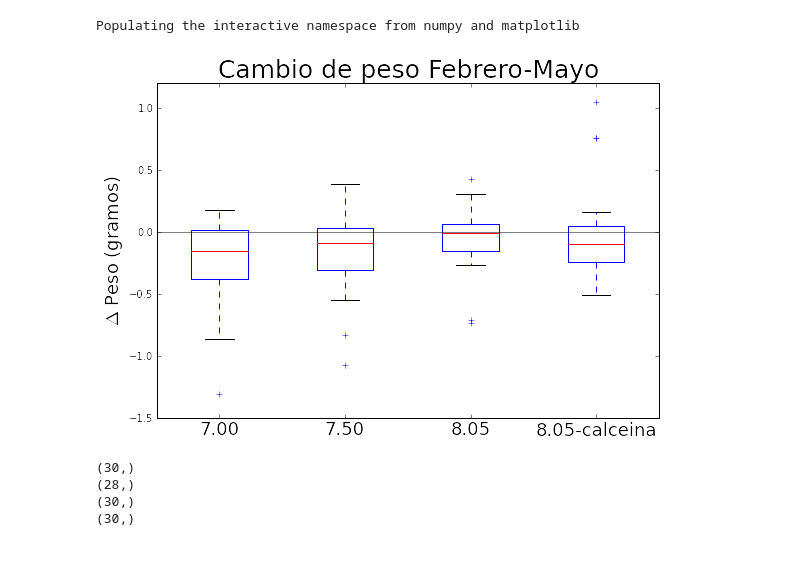
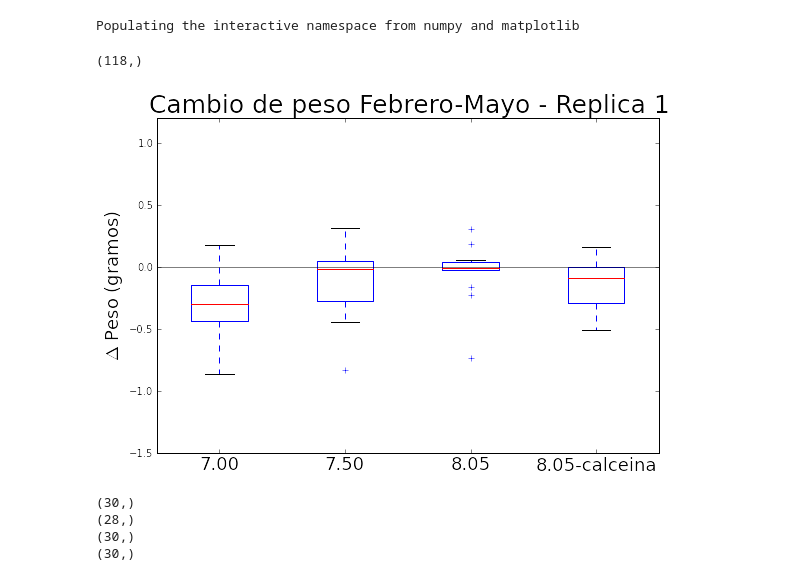
Before and after one commit to flgomezc/Escleritos, a Jupyter notebook: analisis_2015-1/Delta_pesos.ipynb, the cells around one changed output. Drawn from its saved outputs; the diff is of its cells as text; code cells hidden in the pictures.

Commit message:
Replicas

```diff
--- a/analisis_2015-1/Delta_pesos.ipynb
+++ b/analisis_2015-1/Delta_pesos.ipynb
@@ -5,12 +5,8 @@ Populating the interactive namespace from numpy and matplotlib
 # %%
 data = loadtxt("adultos_pesos.csv", usecols=(0,1,2,3,4,5,6),skiprows=2, delimiter=",")
 # %%
+Replica=data[:,2]
 Delta1 = data[:,4]-data[:,3]
 Delta2 = data[:,5]-data[:,4]
 Delta3 = data[:,6]-data[:,5]
 DeltaT = data[:,6]-data[:,3]
-# %%
-index = []
-listaPH = [7.0, 7.5, 8.05, 8.06]
-for PH in listaPH:
-    index.append(where( data[:,0]==PH )[0])
@@ -24,16 +13,34 @@ DeltaT_lista = [DeltaTPH_7_00, DeltaTPH_7_50, DeltaTPH_8_05, DeltaTPH_8_05C]
+# %%
+Delta1.shape
+# %% [output]
+(118,)
 # %%
+index = []
+listaPH = [7.0, 7.5, 8.05, 8.06]
+replica = 1 ### Valores aceptados: 0=negro, 1=rojo
+
+for PH in listaPH:
+    index.append(where( (data[:,0]==PH) & (Replica==replica) )[0])
+
+DeltaTPH_7_00  = DeltaT[index[0]]
+DeltaTPH_7_50  = DeltaT[index[1]]
+DeltaTPH_8_05  = DeltaT[index[2]]
+DeltaTPH_8_05C = DeltaT[index[3]]
+
+DeltaT_lista = [DeltaTPH_7_00, DeltaTPH_7_50, DeltaTPH_8_05, DeltaTPH_8_05C]
+
 fig = plt.figure(1, figsize=(9, 6))
-title(r"Cambio de peso Febrero-Mayo", fontsize=25)
+title(r"Cambio de peso Febrero-Mayo - Replica "+str(replica), fontsize=25)
 ax = fig.add_subplot(111)
 bp = ax.boxplot(DeltaT_lista, patch_artist=False)
 ax.set_xticklabels(['7.00', '7.50', '8.05', "8.05-calceina"], fontsize=18)
 ax.set_ylabel("$\Delta$ Peso (gramos)", fontsize=18)
 ax.set_ylim(-1.5, 1.2 )
 ax.axhline(y=0,linewidth=0.5, color='k')
-#savefig("delta_peso_total.png")
-#savefig("delta_peso_total.pdf")
+savefig("delta_peso_total_replica"+str(replica)+".png")
+savefig("delta_peso_total_replica"+str(replica)+".pdf")
 # %% [output]
-[figure, old version]
+[figure, new version]
 # %%
 A = 1.0*ones(30)
 B = 2.0*ones(28)
```
Also changed, not shown: parts of 5 cells of this notebook.
